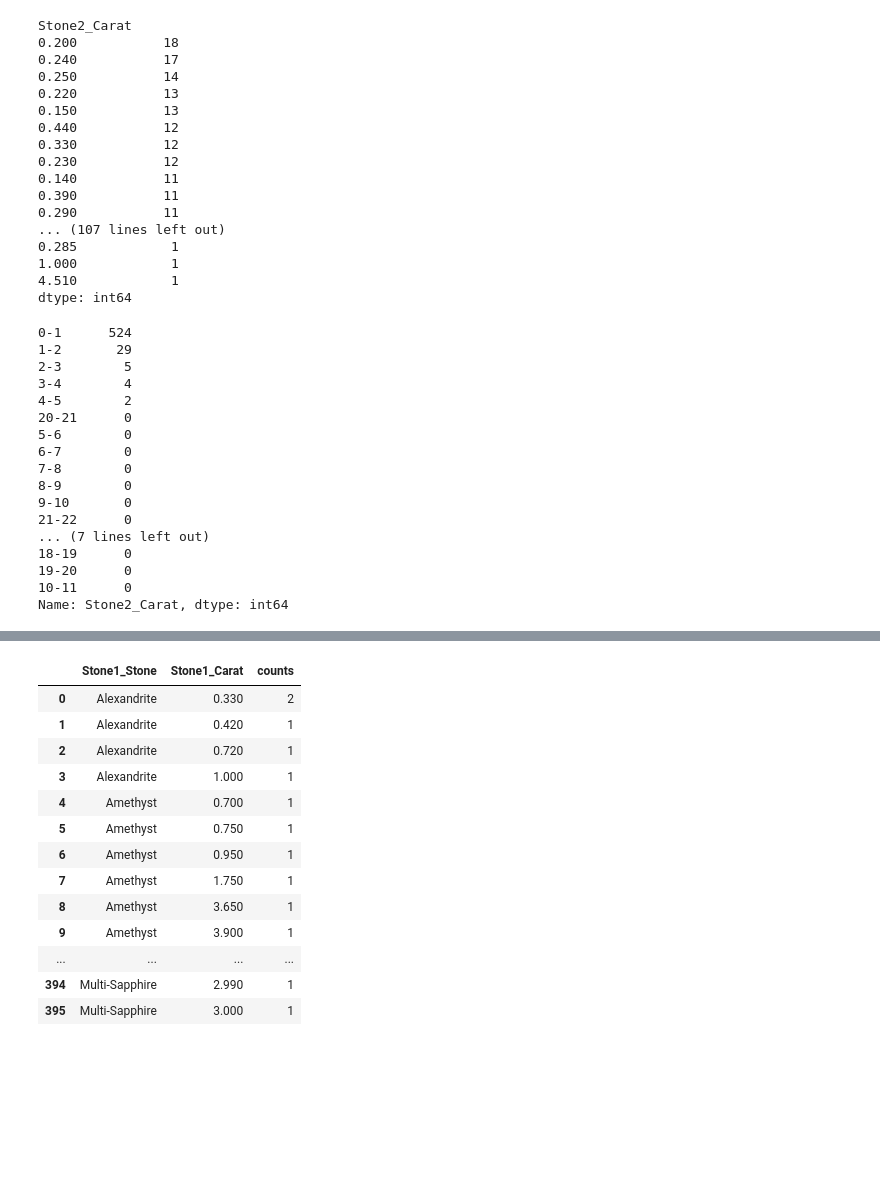
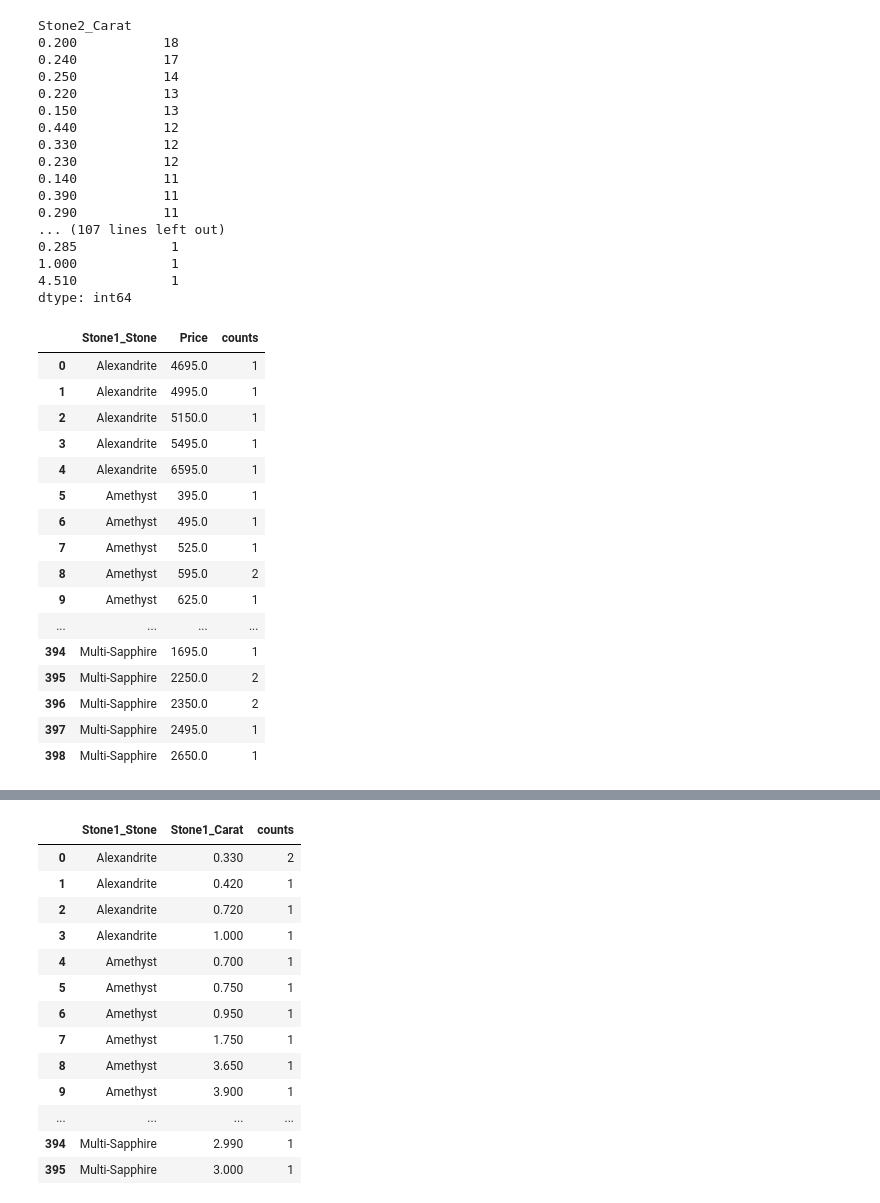
Before and after one commit to rgandhre/SpringBoard, a Jupyter notebook: DataScience_Capstone2/notebooks/Effy_EDA_Rings.ipynb, the cells around one changed output, grey strips where cells are left out. Saved outputs shown, nothing was run; the diff lists cells and outputs as text; code cells hidden in the pictures; blank space fills up the shorter version.

```diff
--- a/DataScience_Capstone2/notebooks/Effy_EDA_Rings.ipynb
+++ b/DataScience_Capstone2/notebooks/Effy_EDA_Rings.ipynb
@@ -643,27 +617,4 @@ Stone2_Carat
 1.000            1
 4.510            1
 dtype: int64
-# %%
-sc2 = pd.cut(df_rings['Stone2_Carat'], bins=[0,1,2,3,4,5,6,7,8,9,10,11,12,13,14,15,16,17,18,19,20,21,22],
-             labels=['0-1','1-2','2-3','3-4','4-5','5-6','6-7','7-8','8-9','9-10','10-11','11-12','12-13','13-14','14-15','15-16','16-17','17-18','18-19' ,'19-20','20-21','21-22'])
-
-sc2.value_counts()
-# %% [output]
-0-1      524
-1-2       29
-2-3        5
-3-4        4
-4-5        2
-20-21      0
-5-6        0
-6-7        0
-7-8        0
-8-9        0
-9-10       0
-21-22      0
-... (7 lines left out)
-18-19      0
-19-20      0
-10-11      0
-Name: Stone2_Carat, dtype: int64
 # %%
@@ -672,3 +623,28 @@ Name: Stone2_Carat, dtype: int64
 #Write Rings Data
 #df_rings.to_excel(writer, 'Rings_data')
 #writer.save()
+# %%
+#Group by Stone1, Price Columns
+
+gscp = df_rings[['Stone1_Stone', 'Price']].groupby(['Stone1_Stone','Price']).size().reset_index(name='counts')
+gscp
+#gsca.to_excel(writer, 'Stone1_Carat')
+#writer.save()
+# %% [output]
+|  | Stone1_Stone | Price | counts |
+| 0 | Alexandrite | 4695.0 | 1 |
+| 1 | Alexandrite | 4995.0 | 1 |
+| 2 | Alexandrite | 5150.0 | 1 |
+| 3 | Alexandrite | 5495.0 | 1 |
+| 4 | Alexandrite | 6595.0 | 1 |
+| 5 | Amethyst | 395.0 | 1 |
+| 6 | Amethyst | 495.0 | 1 |
+| 7 | Amethyst | 525.0 | 1 |
+| 8 | Amethyst | 595.0 | 2 |
+| 9 | Amethyst | 625.0 | 1 |
+| ... | ... | ... | ... |
+| 394 | Multi-Sapphire | 1695.0 | 1 |
+| 395 | Multi-Sapphire | 2250.0 | 2 |
+| 396 | Multi-Sapphire | 2350.0 | 2 |
+| 397 | Multi-Sapphire | 2495.0 | 1 |
+| 398 | Multi-Sapphire | 2650.0 | 1 |
```
Also changed, not shown: parts of 72 cells of this notebook.
